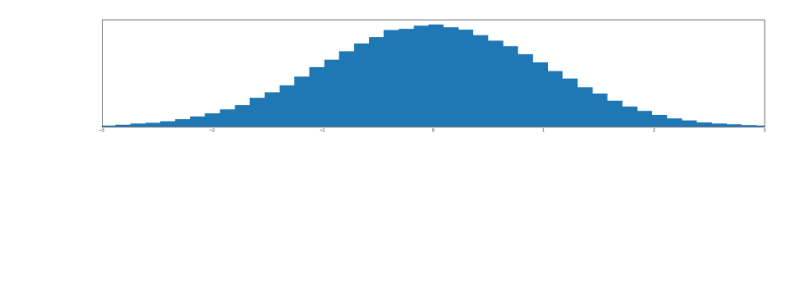
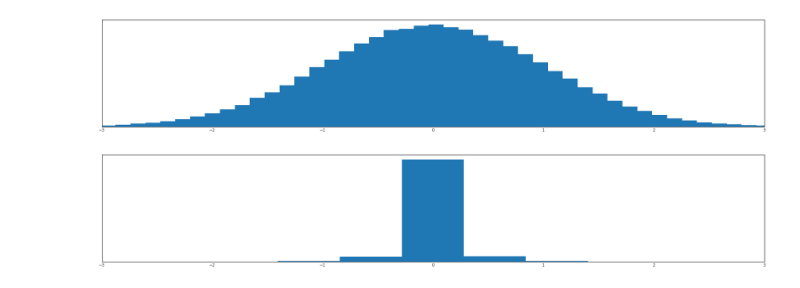
Before and after one commit to sophiaas/DeepSparseCoding, a Jupyter notebook: coeff_histograms.ipynb, the cells around one changed output. Saved outputs shown, nothing was run; the diff lists cells and outputs as text; code cells hidden in the pictures; blank space fills up the shorter version.

```diff
--- a/coeff_histograms.ipynb
+++ b/coeff_histograms.ipynb
@@ -58,3 +64,20 @@ params = {
 pf.plot_coeff_hists(params)
 # %% [output]
 [figure]
+# %%
+params = {
+    "mod_names": ['pcao'],
+    "n_neurons": [None],
+    "costs": [None],
+    "lams": [None],
+    "version": 'v1.0',
+    "out_dir": '/media/tbell/sanborn/rd_analysis/outputs/alt_mods/',
+    "n_patches": 100000,
+    "n_bins": 100,
+    "figsize": (30, 5),
+    "xlim": (-3, 3)
+}
+
+pf.plot_coeff_hists(params)
+# %% [output]
+[figure, added]
```
Also changed, not shown: parts of 3 cells of this notebook, 1 other file.
